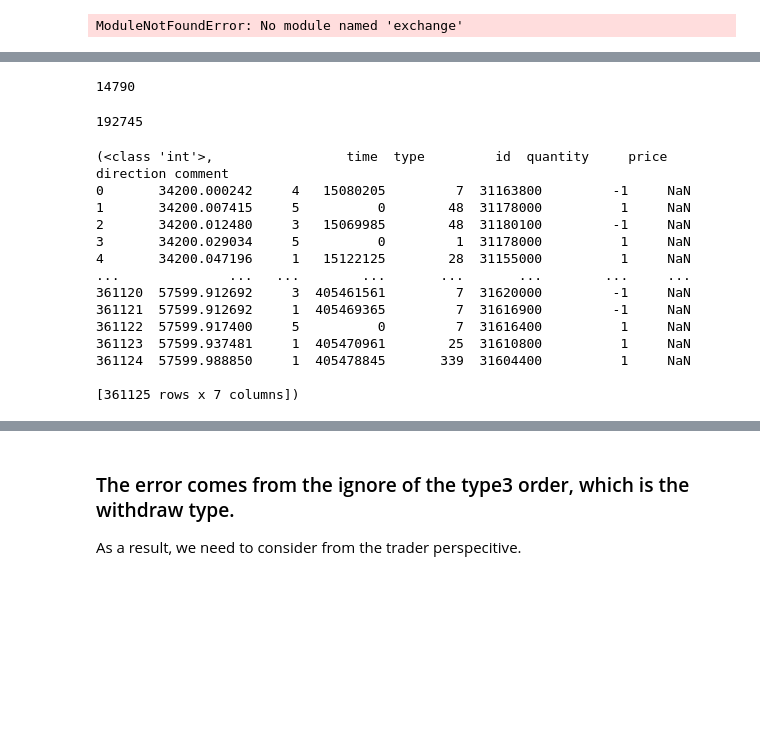
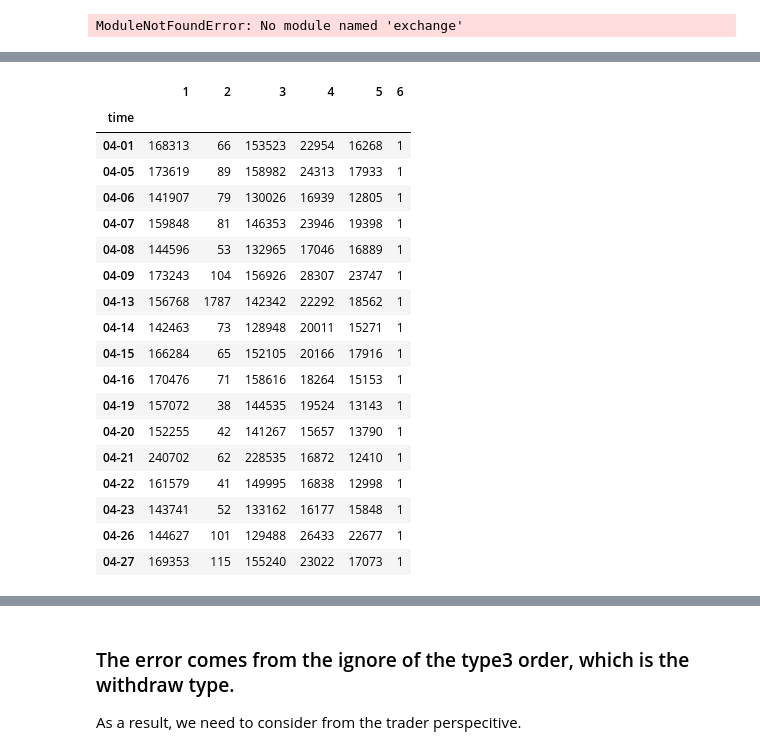
Before and after one commit to KangOxford/AlphaTrade, a Jupyter notebook: OrderDataConvertion.ipynb, the cells around one changed output, grey strips where cells are left out. Saved outputs shown, nothing was run; the diff lists cells and outputs as text; code cells hidden in the pictures; blank space fills up the shorter version.

```diff
--- a/OrderDataConvertion.ipynb
+++ b/OrderDataConvertion.ipynb
@@ -36,8 +36,8 @@ rst = []
 # %%
 for index in range(len(onlyfiles)):
     dir = "Data/Whole_Flow/"
-    # filename = "AMZN_2021-04-01_34200000_57600000_message_10.csv"
     filename = onlyfiles[index]
     Flow = pd.read_csv(dir + filename, names= ["time","type","id","quantity","price","direction","comment"])
     groupped = Flow.groupby(['type']).count()
-    rst.append(groupped["time"])
+    temp = pd.Series(list(groupped["time"]),index=np.arange(1,7))
+    rst.append(temp)
@@ -64,26 +43,0 @@ rst
-# %%
-168313 - 153523
-# %% [output]
-14790
-# %%
-153523+ 22954 + 16268
-# %% [output]
-192745
-# %%
-for item in groupped:
-    print(item)
-# %% [output]
-(<class 'int'>,                 time  type         id  quantity     price  direction comment
-0       34200.000242     4   15080205         7  31163800         -1     NaN
-1       34200.007415     5          0        48  31178000          1     NaN
-2       34200.012480     3   15069985        48  31180100         -1     NaN
-3       34200.029034     5          0         1  31178000          1     NaN
-4       34200.047196     1   15122125        28  31155000          1     NaN
-...              ...   ...        ...       ...       ...        ...     ...
-361120  57599.912692     3  405461561         7  31620000         -1     NaN
-361121  57599.912692     1  405469365         7  31616900         -1     NaN
-361122  57599.917400     5          0         7  31616400          1     NaN
-361123  57599.937481     1  405470961        25  31610800          1     NaN
-361124  57599.988850     1  405478845       339  31604400          1     NaN
-
-[361125 rows x 7 columns])
@@ -89,0 +49,22 @@ for item in groupped:
+# %%
+Rst
+# %% [output]
+|  | 1 | 2 | 3 | 4 | 5 | 6 |
+| time |  |  |  |  |  |  |
+| 04-01 | 168313 | 66 | 153523 | 22954 | 16268 | 1 |
+| 04-05 | 173619 | 89 | 158982 | 24313 | 17933 | 1 |
+| 04-06 | 141907 | 79 | 130026 | 16939 | 12805 | 1 |
+| 04-07 | 159848 | 81 | 146353 | 23946 | 19398 | 1 |
+| 04-08 | 144596 | 53 | 132965 | 17046 | 16889 | 1 |
+| 04-09 | 173243 | 104 | 156926 | 28307 | 23747 | 1 |
+| 04-13 | 156768 | 1787 | 142342 | 22292 | 18562 | 1 |
+| 04-14 | 142463 | 73 | 128948 | 20011 | 15271 | 1 |
+| 04-15 | 166284 | 65 | 152105 | 20166 | 17916 | 1 |
+| 04-16 | 170476 | 71 | 158616 | 18264 | 15153 | 1 |
+| 04-19 | 157072 | 38 | 144535 | 19524 | 13143 | 1 |
+| 04-20 | 152255 | 42 | 141267 | 15657 | 13790 | 1 |
+| 04-21 | 240702 | 62 | 228535 | 16872 | 12410 | 1 |
+| 04-22 | 161579 | 41 | 149995 | 16838 | 12998 | 1 |
+| 04-23 | 143741 | 52 | 133162 | 16177 | 15848 | 1 |
+| 04-26 | 144627 | 101 | 129488 | 26433 | 22677 | 1 |
+| 04-27 | 169353 | 115 | 155240 | 23022 | 17073 | 1 |
```
Also changed, not shown: parts of 15 cells of this notebook, 3 other files.
